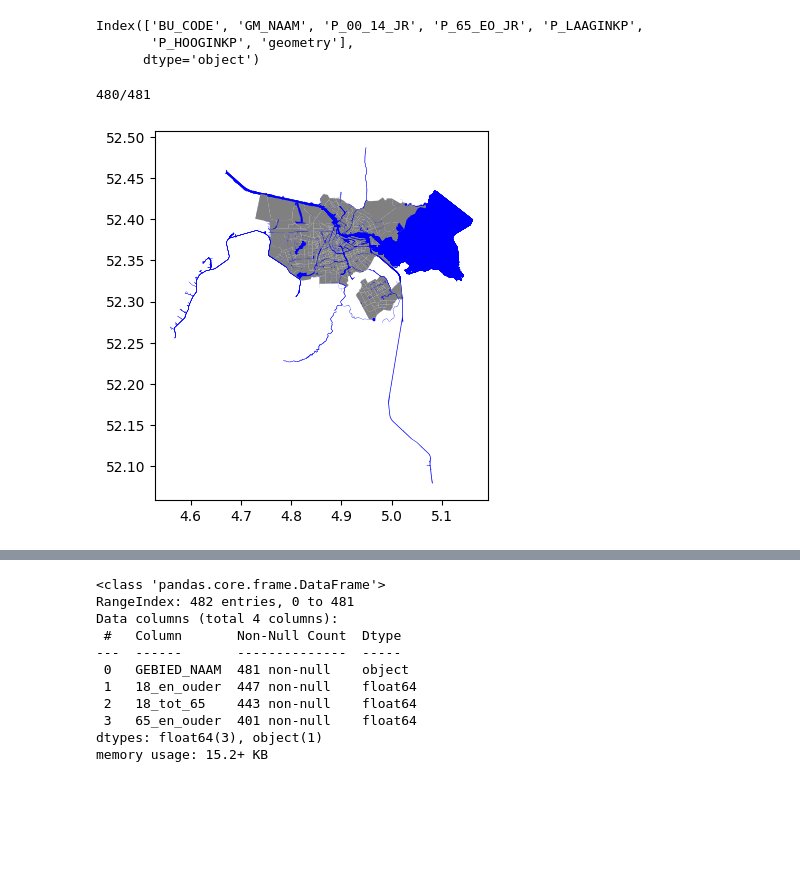
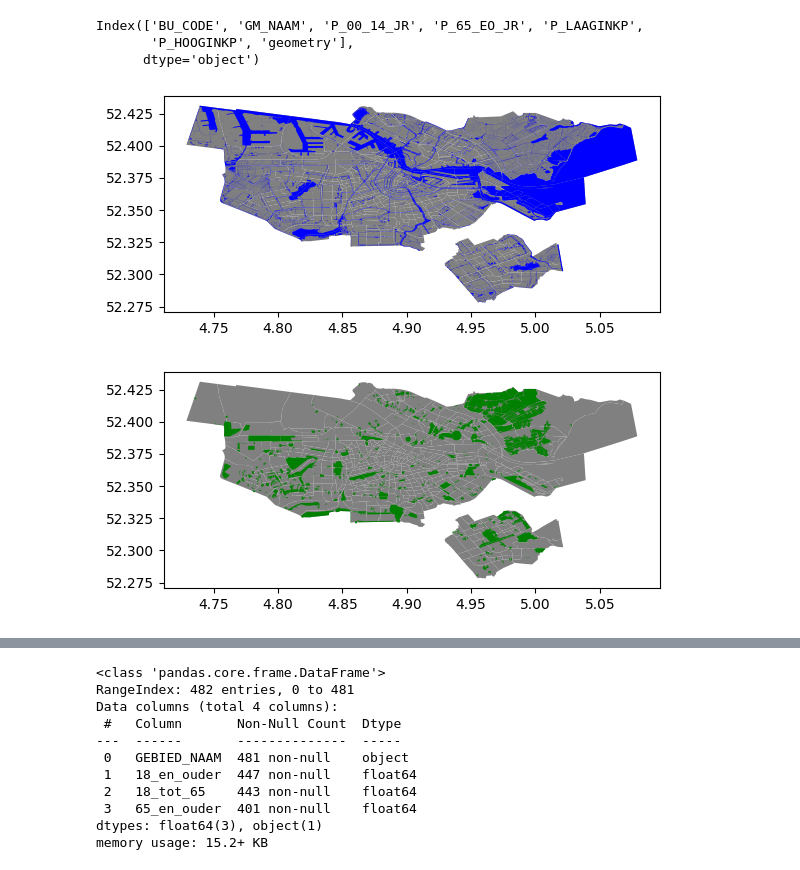
Before and after one commit to LeviPeeters/UC_Project, a Jupyter notebook: DataPreparation.ipynb, the cells around one changed output, grey strips where cells are left out. Saved outputs shown, nothing was run; the diff lists cells and outputs as text; code cells hidden in the pictures; blank space fills up the shorter version.

Commit message:
Progress on data preparation

```diff
--- a/DataPreparation.ipynb
+++ b/DataPreparation.ipynb
@@ -9,8 +9,11 @@ import geopandas as gpd
 import numpy as np
 import matplotlib.pyplot as plt
 import osmnx # For querying OSM using shapefiles
-from shapely import wkt
+from shapely import wkt, intersection
+from shapely.ops import unary_union # To combine multiple shapefiles into one
 
 pd.options.display.max_seq_items = 2000
 
-crs = "epsg:4326"
+# Two crs, one for coordinates and a projected one to compute areas
+crs_geographical = "epsg:4326"
+crs_projected = "epsg:28992"
@@ -51,38 +129,20 @@ gdf = gdf[gdf["GM_NAAM"] == "Amsterdam"]
-# %%
-# Fetch the OSM green- and bluespace data
-# TODO: Select all required features and combine them into %green and %blue
-# TODO: Some neighborhoods have an unreal amount of water in them
-# TODO: I think I messed something up because this takes like 20 minutes
-
-# Transfrom the buurtkaart to normal coordinates used by normal people
-gdf.to_crs(crs, inplace=True)
-
-# Features that can be considered blue space
-blue_features = {
-    'natural': 'water'
-}
-
-# # Features that can be considered green space
-# green_features = {
-#     'natural': 'water'
-# }
-
-# Get natural water for all neighborhoods and visualise
-fig, ax = plt.subplots(1,1)
-cnt = 0
-for i, row in gdf.iterrows():
-
-    print(f"{cnt}/{len(gdf)-1}", end='\r')
-    cnt += 1
-
-    try:
-        blue = osmnx.features.features_from_polygon(row["geometry"], blue_features)
-        blue.plot(ax=ax, color='blue')
-    except:
-        pass
-
-    gpd.GeoSeries(row["geometry"], crs=crs).plot(ax=ax, color="grey")
-plt.show()
-# %% [output]
-480/481
-[figure, removed]
+# %%
+# Visualise the blue- and greenspace
+# TODO: Make it look nice
+
+fig, ax = plt.subplots(1,1)
+gdf.set_geometry("geometry", inplace=True)
+gdf.plot(ax=ax, color="grey")
+gdf.set_geometry("blue_geometry", inplace=True)
+gdf.plot(ax=ax, color="blue")
+plt.show()
+
+fig, ax = plt.subplots(1,1)
+gdf.set_geometry("geometry", inplace=True)
+gdf.plot(ax=ax, color="grey")
+gdf.set_geometry("green_geometry", inplace=True)
+gdf.plot(ax=ax, color="green")
+plt.show()
+# %% [output]
+[figure, added]
+[figure, added]
```
Also changed, not shown: parts of 7 cells of this notebook.
